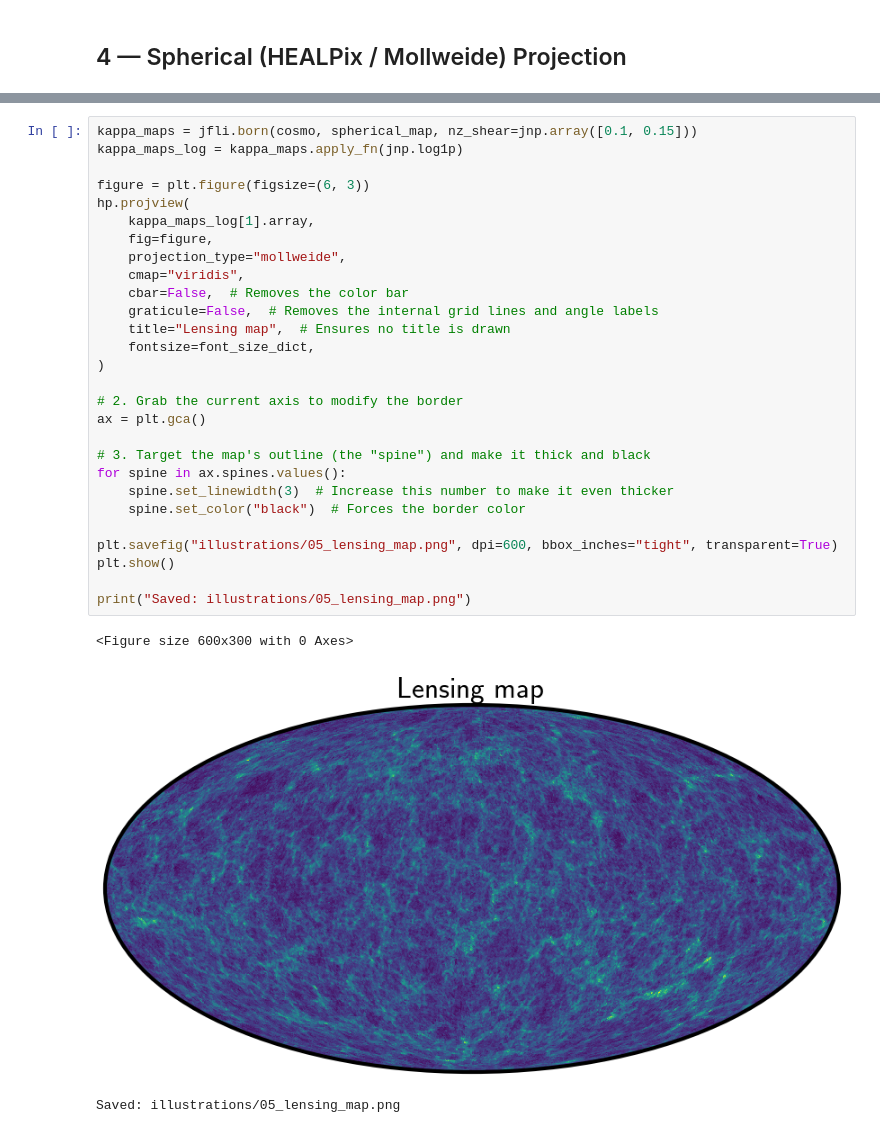
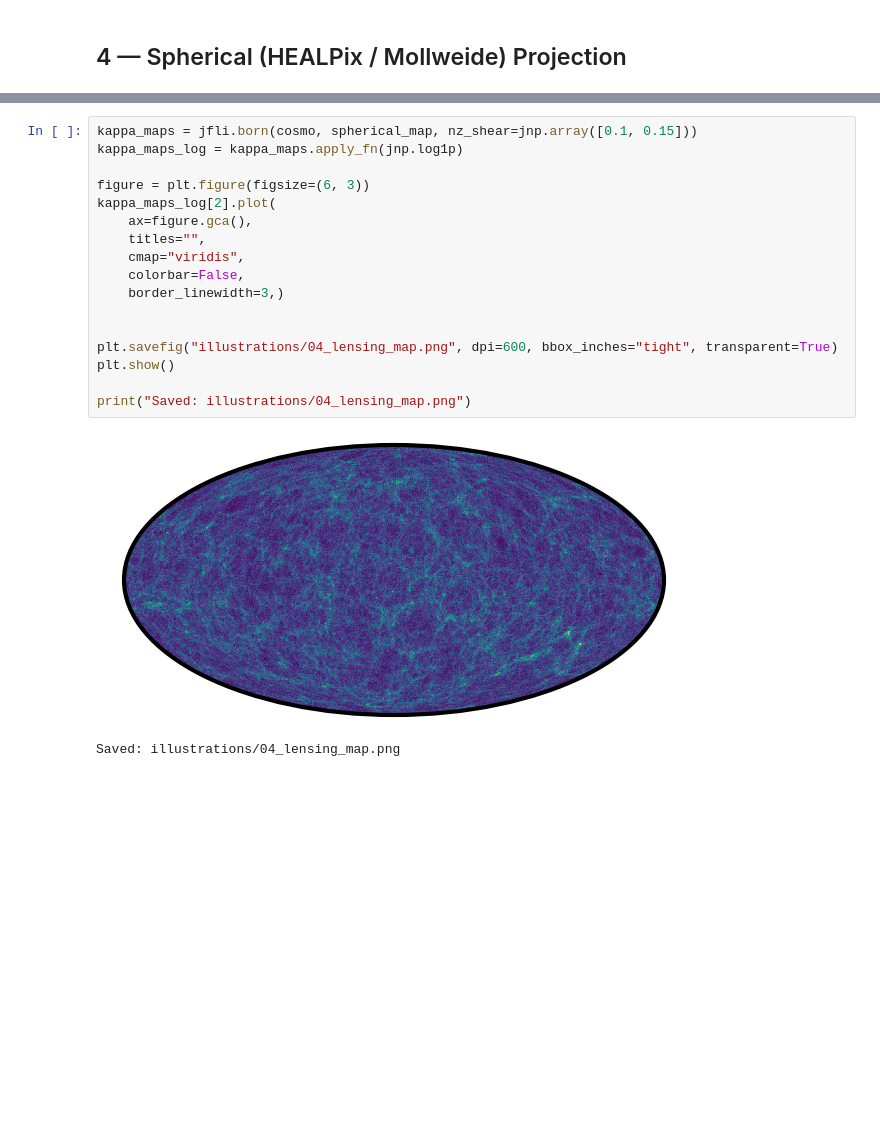
Before and after one commit to ASKabalan/jax-fli, a Jupyter notebook: assets/illustrate.ipynb, the cells around one changed output, grey strips where cells are left out. Cells and saved outputs as stored; diff of their text form; blank space fills up the shorter version.

```diff
--- a/assets/illustrate.ipynb
+++ b/assets/illustrate.ipynb
@@ -224,32 +165,20 @@ Saved: illustrations/04_spherical_projection.png
 # %%
 kappa_maps = jfli.born(cosmo, spherical_map, nz_shear=jnp.array([0.1, 0.15]))
 kappa_maps_log = kappa_maps.apply_fn(jnp.log1p)
 
 figure = plt.figure(figsize=(6, 3))
-hp.projview(
-    kappa_maps_log[1].array,
-    fig=figure,
-    projection_type="mollweide",
+kappa_maps_log[2].plot(
+    ax=figure.gca(),
+    titles="",
     cmap="viridis",
-    cbar=False,  # Removes the color bar
-    graticule=False,  # Removes the internal grid lines and angle labels
-    title="Lensing map",  # Ensures no title is drawn
-    fontsize=font_size_dict,
-)
+    colorbar=False,
+    border_linewidth=3,)
 
-# 2. Grab the current axis to modify the border
-ax = plt.gca()
 
-# 3. Target the map's outline (the "spine") and make it thick and black
-for spine in ax.spines.values():
-    spine.set_linewidth(3)  # Increase this number to make it even thicker
-    spine.set_color("black")  # Forces the border color
-
-plt.savefig("illustrations/05_lensing_map.png", dpi=600, bbox_inches="tight", transparent=True)
+plt.savefig("illustrations/04_lensing_map.png", dpi=600, bbox_inches="tight", transparent=True)
 plt.show()
 
-print("Saved: illustrations/05_lensing_map.png")
+print("Saved: illustrations/04_lensing_map.png")
 # %% [output]
+[figure, new version]
-<Figure size 600x300 with 0 Axes>
+Saved: illustrations/04_lensing_map.png
-[figure, old version]
-Saved: illustrations/05_lensing_map.png
```
Also changed, not shown: parts of 8 cells of this notebook, 6 other files.
